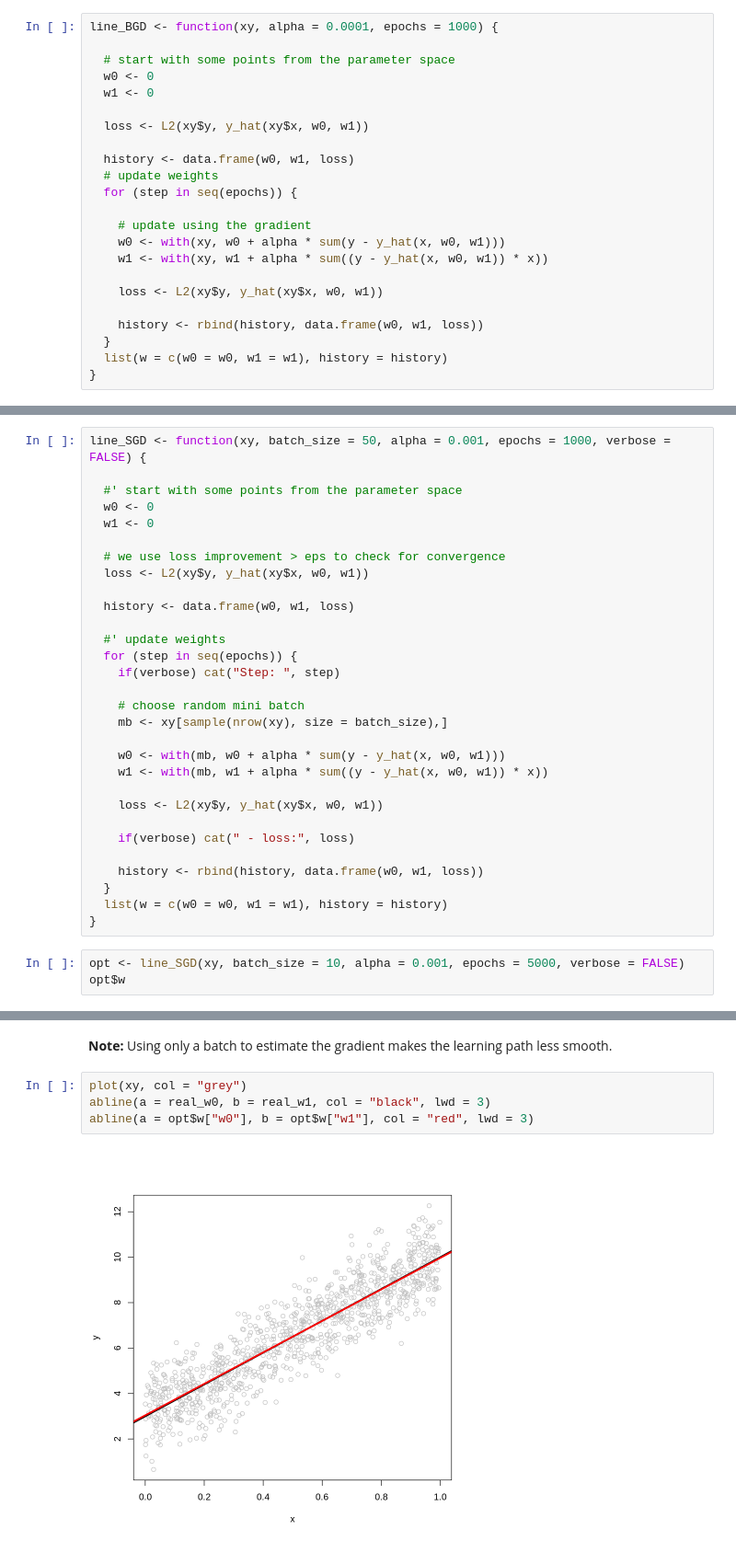
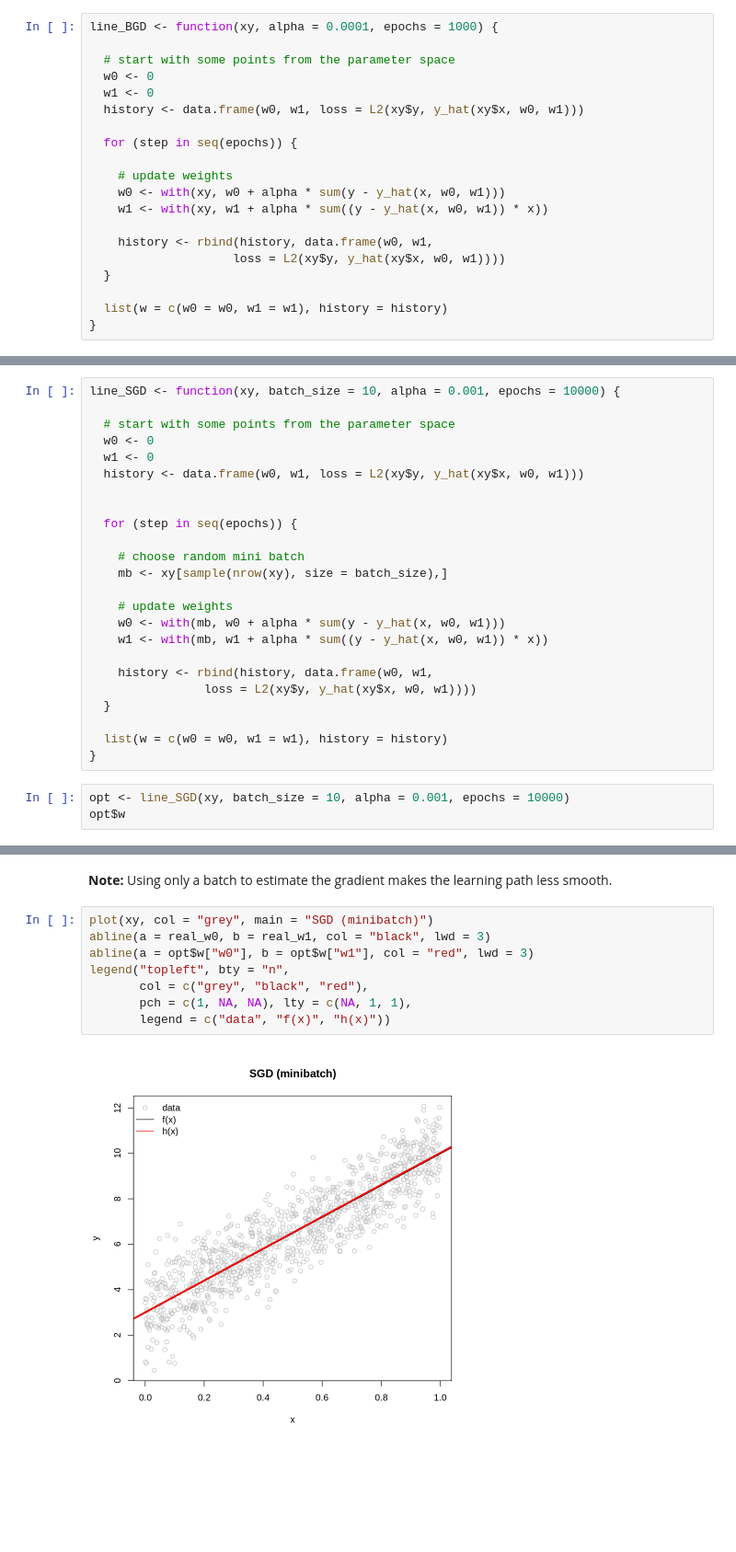
Before and after one commit to mhahsler/CS7320-AI, a Jupyter notebook: ML/line_fitting.ipynb, the cells around one changed output, grey strips where cells are left out. Shown at 92% size. Saved outputs shown, nothing was run; the diff lists cells and outputs as text; blank space fills up the shorter version.

```diff
--- a/ML/line_fitting.ipynb
+++ b/ML/line_fitting.ipynb
@@ -157,21 +173,18 @@ line_BGD <- function(xy, alpha = 0.0001, epochs = 1000) {
   # start with some points from the parameter space
   w0 <- 0
   w1 <- 0
+  history <- data.frame(w0, w1, loss = L2(xy$y, y_hat(xy$x, w0, w1)))
 
-  loss <- L2(xy$y, y_hat(xy$x, w0, w1))
-
-  history <- data.frame(w0, w1, loss)
-  # update weights
   for (step in seq(epochs)) {
 
-    # update using the gradient
+    # update weights
     w0 <- with(xy, w0 + alpha * sum(y - y_hat(x, w0, w1)))
     w1 <- with(xy, w1 + alpha * sum((y - y_hat(x, w0, w1)) * x))
 
-    loss <- L2(xy$y, y_hat(xy$x, w0, w1))
+    history <- rbind(history, data.frame(w0, w1,
+                    loss = L2(xy$y, y_hat(xy$x, w0, w1))))
+  }
 
-    history <- rbind(history, data.frame(w0, w1, loss))
-  }
   list(w = c(w0 = w0, w1 = w1), history = history)
 }
 # %%
@@ -218,35 +243,29 @@ The algorithm needs more steps, since each step involves less data (only the bat
 # %%
-line_SGD <- function(xy, batch_size = 50, alpha = 0.001, epochs = 1000, verbose = FALSE) {
+line_SGD <- function(xy, batch_size = 10, alpha = 0.001, epochs = 10000) {
 
-  #' start with some points from the parameter space
+  # start with some points from the parameter space
   w0 <- 0
   w1 <- 0
+  history <- data.frame(w0, w1, loss = L2(xy$y, y_hat(xy$x, w0, w1)))
 
-  # we use loss improvement > eps to check for convergence
-  loss <- L2(xy$y, y_hat(xy$x, w0, w1))
 
-  history <- data.frame(w0, w1, loss)
-
-  #' update weights
   for (step in seq(epochs)) {
-    if(verbose) cat("Step: ", step)
 
     # choose random mini batch
     mb <- xy[sample(nrow(xy), size = batch_size),]
 
+    # update weights
     w0 <- with(mb, w0 + alpha * sum(y - y_hat(x, w0, w1)))
     w1 <- with(mb, w1 + alpha * sum((y - y_hat(x, w0, w1)) * x))
 
-    loss <- L2(xy$y, y_hat(xy$x, w0, w1))
+    history <- rbind(history, data.frame(w0, w1,
+                loss = L2(xy$y, y_hat(xy$x, w0, w1))))
+  }
 
-    if(verbose) cat(" - loss:", loss)
-
-    history <- rbind(history, data.frame(w0, w1, loss))
-  }
   list(w = c(w0 = w0, w1 = w1), history = history)
 }
 # %%
-opt <- line_SGD(xy, batch_size = 10, alpha = 0.001, epochs = 5000, verbose = FALSE)
+opt <- line_SGD(xy, batch_size = 10, alpha = 0.001, epochs = 10000)
 opt$w
 # %% [output]
       w0       w1
@@ -274,8 +299,12 @@ lines(
 # %% [markdown]
 __Note:__ Using only a batch to estimate the gradient makes the learning path less smooth.
 # %%
-plot(xy, col = "grey")
+plot(xy, col = "grey", main = "SGD (minibatch)")
 abline(a = real_w0, b = real_w1, col = "black", lwd = 3)
 abline(a = opt$w["w0"], b = opt$w["w1"], col = "red", lwd = 3)
+legend("topleft", bty = "n",
+       col = c("grey", "black", "red"),
+       pch = c(1, NA, NA), lty = c(NA, 1, 1),
+       legend = c("data", "f(x)", "h(x)"))
 # %% [output]
-[figure, old version]
+[figure, new version]
```
Also changed, not shown: parts of 19 cells of this notebook.
